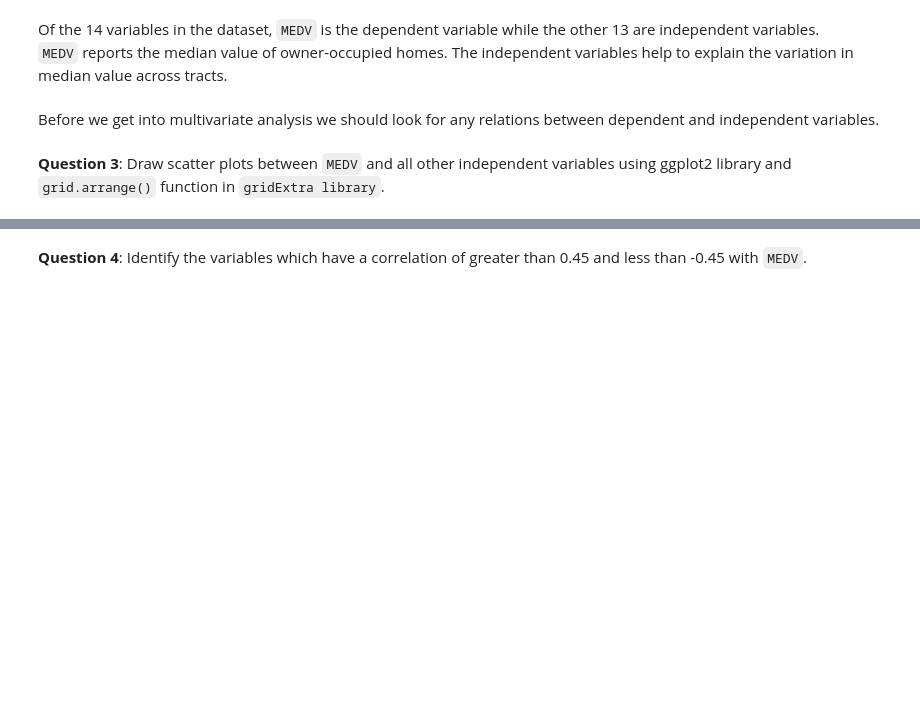
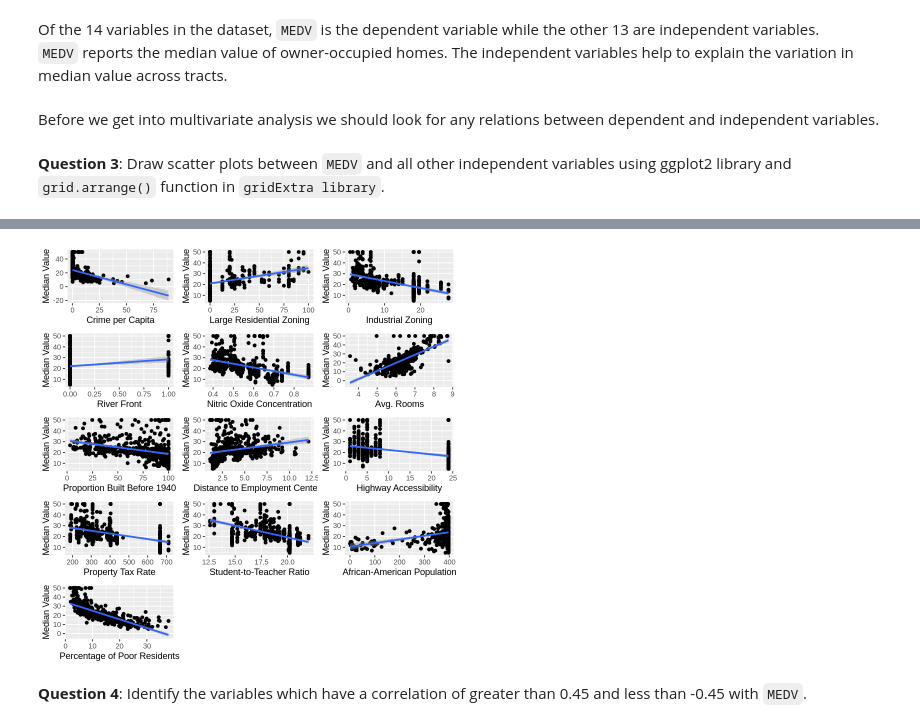
Before and after one commit to SteeltownRiot/DSA, a Jupyter notebook: DSA-7020 Stats for Data Analysis/Module 2 - Multivariate Data/Exercises/Exercises.ipynb, the cells around one changed output, grey strips where cells are left out. Saved outputs shown, nothing was run; the diff lists cells and outputs as text; code cells hidden in the pictures; blank space fills up the shorter version.

```diff
--- a/DSA-7020 Stats for Data Analysis/Module 2 - Multivariate Data/Exercises/Exercises.ipynb
+++ b/DSA-7020 Stats for Data Analysis/Module 2 - Multivariate Data/Exercises/Exercises.ipynb
@@ -16,9 +16,9 @@ Write as well as execute code in the designated cells and save the file.
 # %%
 # Execute your code for question 1 here
 # -------------------------------------
+housing_data <- read.table("/dsa/data/all_datasets/housing/housing.txt")
 
-
-#housing_data <-
+#head(housing_data)
 # %% [markdown]
 The dataset doesn't have column headers.
 Since this is a small dataset we can add the names manually.
@@ -103,0 +111,89 @@ library(gridExtra)
+# %%
+# Execute your code for question 3 here
+# -------------------------------------
+#package for plotting graphs
+library(ggplot2)
+#package for arranging multiple graphs in a grid layout
+library(gridExtra)
+
+grid.arrange(
+    ggplot(housing_data, aes(x = crime, y = medianvalue)) +
+        geom_point() +
+        xlab("Crime per Capita") +
+        ylab("Median Value") +
+        geom_smooth(method = lm),
+
+    ggplot(housing_data, aes(x = zn, y = medianvalue)) +
+        geom_point() +
+        xlab("Large Residential Zoning") +
+        ylab("Median Value") +
+        geom_smooth(method = lm),
+
+    ggplot(housing_data, aes(x = indus, y = medianvalue)) +
+        geom_point() +
+        xlab("Industrial Zoning") +
+        ylab("Median Value") +
+        geom_smooth(method = lm),
+
+    ggplot(housing_data, aes(x = chas, y = medianvalue)) +
+        geom_point() +
+        xlab("River Front") +
+        ylab("Median Value") +
+        geom_smooth(method = lm),
+
+    ggplot(housing_data, aes(x = nox, y = medianvalue)) +
+        geom_point() +
+        xlab("Nitric Oxide Concentration") +
+        ylab("Median Value") +
+        geom_smooth(method = lm),
+
+    ggplot(housing_data, aes(x = rooms, y = medianvalue)) +
+        geom_point() +
+        xlab("Avg. Rooms") +
+        ylab("Median Value") +
+        geom_smooth(method = lm),
+
+    ggplot(housing_data, aes(x = age, y = medianvalue)) +
+        geom_point() +
+        xlab("Proportion Built Before 1940") +
+        ylab("Median Value") +
+        geom_smooth(method = lm),
+
+    ggplot(housing_data, aes(x = distance, y = medianvalue)) +
+        geom_point() +
+        xlab("Distance to Employment Centers") +
+        ylab("Median Value") +
+        geom_smooth(method = lm),
+
+    ggplot(housing_data, aes(x = radial, y = medianvalue)) +
+        geom_point() +
+        xlab("Highway Accessibility") +
+        ylab("Median Value") +
+        geom_smooth(method = lm),
+
+    ggplot(housing_data, aes(x = tax, y = medianvalue)) +
+        geom_point() +
+        xlab("Property Tax Rate") +
+        ylab("Median Value") +
+        geom_smooth(method = lm),
+
+    ggplot(housing_data, aes(x = ptotratio, y = medianvalue)) +
+        geom_point() +
+        xlab("Student-to-Teacher Ratio") +
+        ylab("Median Value") +
+        geom_smooth(method = lm),
+
+    ggplot(housing_data, aes(x = afamericans, y = medianvalue)) +
+        geom_point() +
+        xlab("African-American Population") +
+        ylab("Median Value") +
+        geom_smooth(method = lm),
+
+    ggplot(housing_data, aes(x = poor, y = medianvalue)) +
+        geom_point() +
+        xlab("Percentage of Poor Residents") +
+        ylab("Median Value") +
+        geom_smooth(method = lm),
+
+    ncol = 3)
+# %% [output]
@@ -104,2 +217,3 @@ library(gridExtra)
+[figure, added]
 # %% [markdown]
 **Question 4**: Identify the variables which have a correlation of greater than 0.45 and less than -0.45  with `MEDV`.
```
Also changed, not shown: parts of 22 cells of this notebook, 2 other files.
